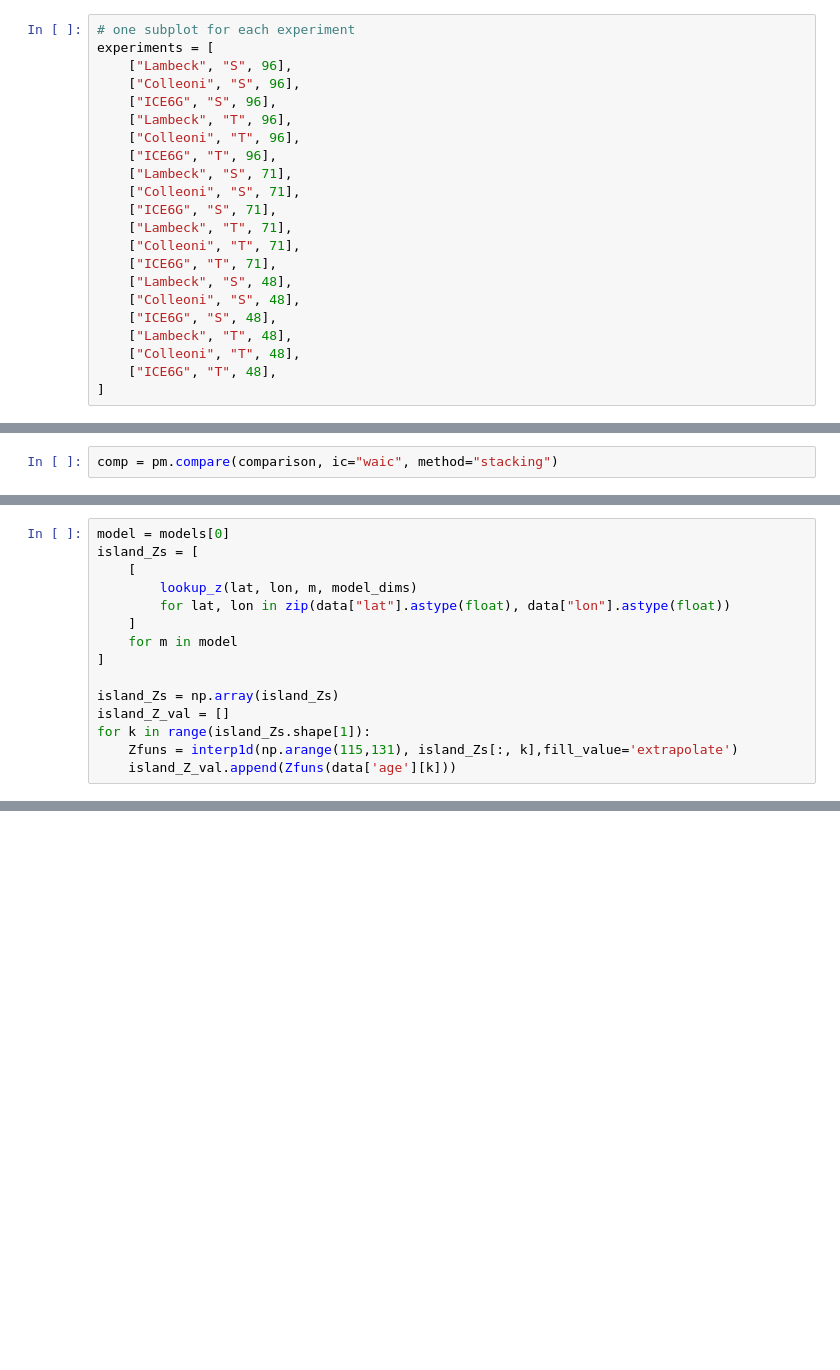
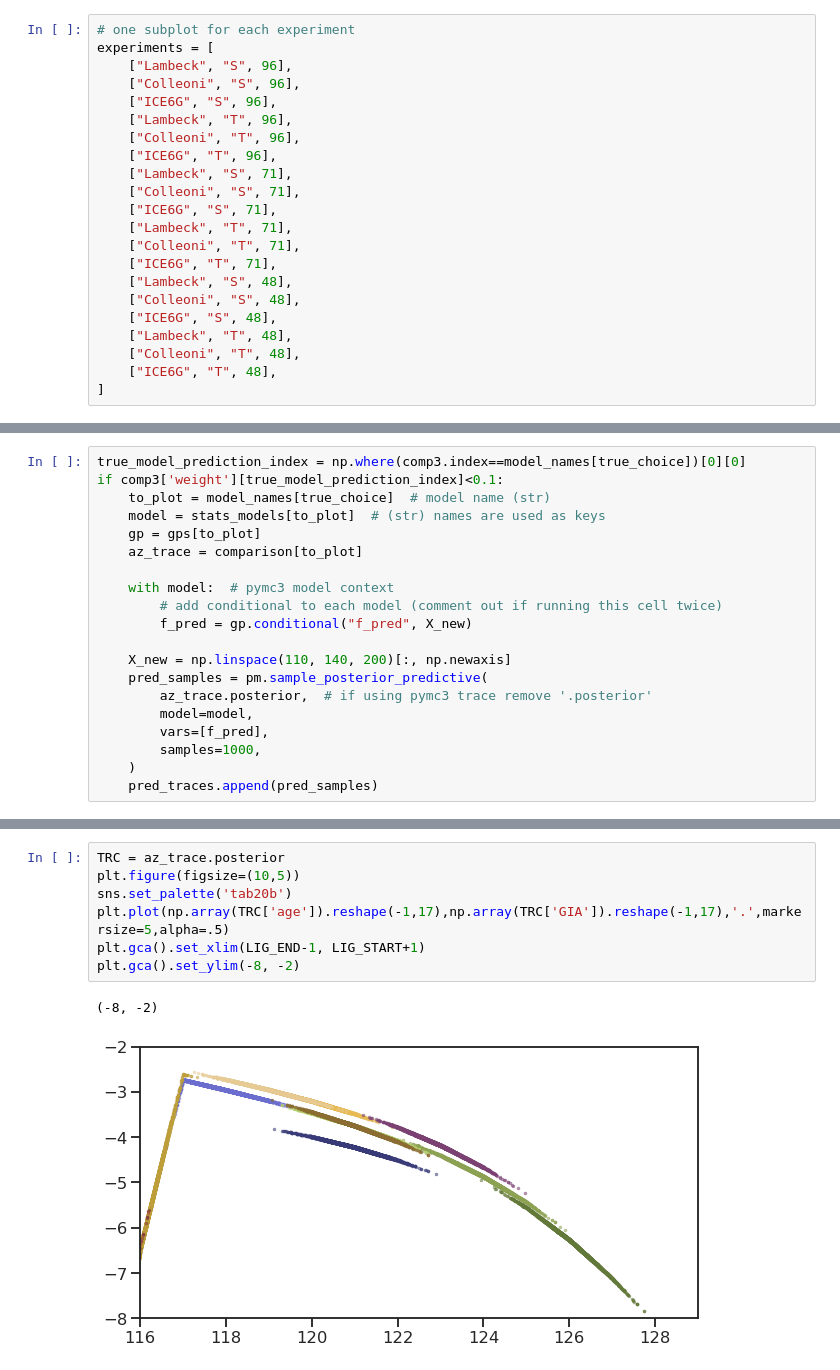
Before and after one commit to blakedyer/EU_LIG, a Jupyter notebook: notebooks/Bayesian Gaussian Process Regression.ipynb, the cells around one changed output, grey strips where cells are left out. Drawn from its saved outputs; the diff is of its cells as text; blank space fills up the shorter version.

```diff
--- a/notebooks/Bayesian Gaussian Process Regression.ipynb
+++ b/notebooks/Bayesian Gaussian Process Regression.ipynb
@@ -1658,2 +1623,0 @@ The estimated number of effective samples is smaller than 200 for some parameter
-# %%
-comp = pm.compare(comparison, ic="waic", method="stacking")
@@ -2038,15 +1623,0 @@ np.random.normal??
-# %%
-model = models[0]
-island_Zs = [
-    [
-        lookup_z(lat, lon, m, model_dims)
-        for lat, lon in zip(data["lat"].astype(float), data["lon"].astype(float))
-    ]
-    for m in model
-]
-
-island_Zs = np.array(island_Zs)
-island_Z_val = []
-for k in range(island_Zs.shape[1]):
-    Zfuns = interp1d(np.arange(115,131), island_Zs[:, k],fill_value='extrapolate')
-    island_Z_val.append(Zfuns(data['age'][k]))
@@ -2093,0 +1731,20 @@ def lookup_z(lat, lon, model, model_dims):
+# %%
+true_model_prediction_index = np.where(comp3.index==model_names[true_choice])[0][0]
+if comp3['weight'][true_model_prediction_index]<0.1:
+    to_plot = model_names[true_choice]  # model name (str)
+    model = stats_models[to_plot]  # (str) names are used as keys
+    gp = gps[to_plot]
+    az_trace = comparison[to_plot]
+
+    with model:  # pymc3 model context
+        # add conditional to each model (comment out if running this cell twice)
+        f_pred = gp.conditional("f_pred", X_new)
+
+    X_new = np.linspace(110, 140, 200)[:, np.newaxis]
+    pred_samples = pm.sample_posterior_predictive(
+        az_trace.posterior,  # if using pymc3 trace remove '.posterior'
+        model=model,
+        vars=[f_pred],
+        samples=1000,
+    )
+    pred_traces.append(pred_samples)
@@ -2094,2 +1842,12 @@ def lookup_z(lat, lon, model, model_dims):
+# %%
+TRC = az_trace.posterior
+plt.figure(figsize=(10,5))
+sns.set_palette('tab20b')
+plt.plot(np.array(TRC['age']).reshape(-1,17),np.array(TRC['GIA']).reshape(-1,17),'.',markersize=5,alpha=.5)
+plt.gca().set_xlim(LIG_END-1, LIG_START+1)
+plt.gca().set_ylim(-8, -2)
+# %% [output]
+(-8, -2)
+[figure, added]
 # %%
 # %% [output]
```
Also changed, not shown: parts of 177 cells of this notebook, 1 other file.
